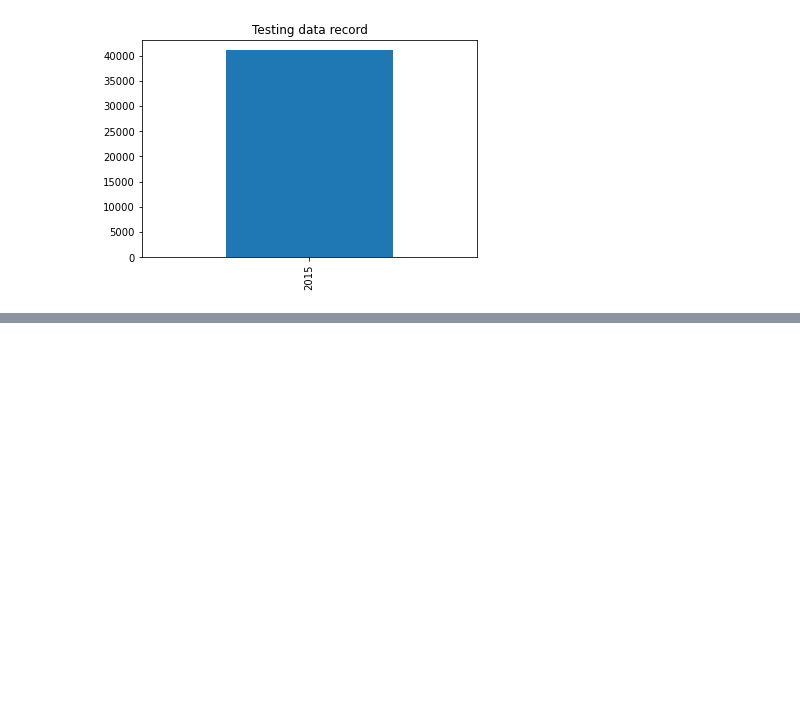
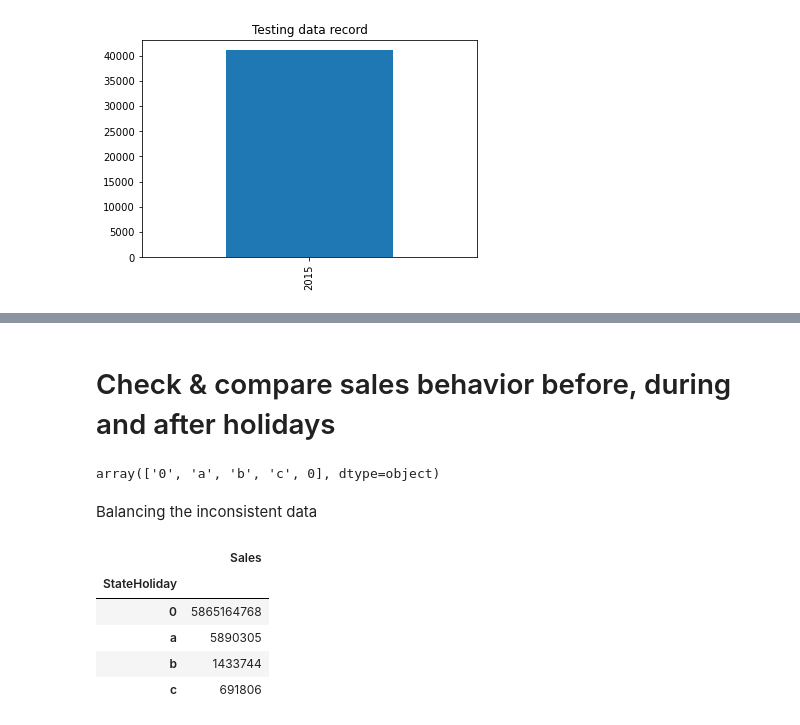
Before and after one commit to comsavvy/Pharmaceutical-Sales-Prediction, a Jupyter notebook: Interim_pharmaceutical_analysis.ipynb, the cells around one changed output, grey strips where cells are left out. Saved outputs shown, nothing was run; the diff lists cells and outputs as text; code cells hidden in the pictures; blank space fills up the shorter version.

```diff
--- a/Interim_pharmaceutical_analysis.ipynb
+++ b/Interim_pharmaceutical_analysis.ipynb
@@ -89,0 +96,8 @@ Text(0.5, 1.0, 'Testing data record')
+# %% [markdown]
+# Check & compare sales behavior before, during and after holidays
+# %%
+train_data['StateHoliday'].unique()
+# %% [output]
+array(['0', 'a', 'b', 'c', 0], dtype=object)
+# %% [markdown]
+Balancing the inconsistent data
@@ -89,0 +108,9 @@ Text(0.5, 1.0, 'Testing data record')
+# %%
+behaviour#.unstack()
+# %% [output]
+|  | Sales |
+| StateHoliday |  |
+| 0 | 5865164768 |
+| a | 5890305 |
+| b | 1433744 |
+| c | 691806 |
```
Also changed, not shown: parts of 10 cells of this notebook.
